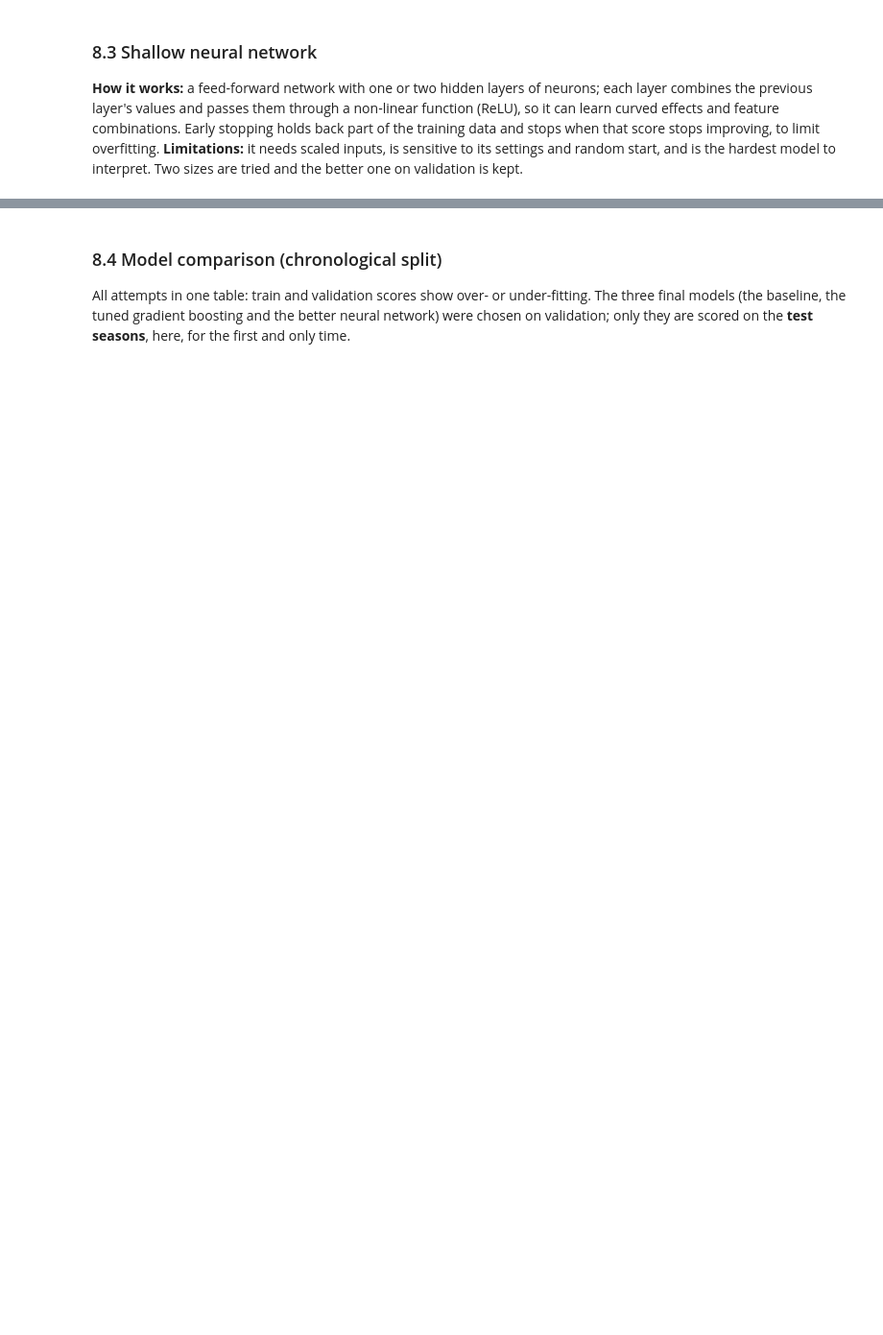
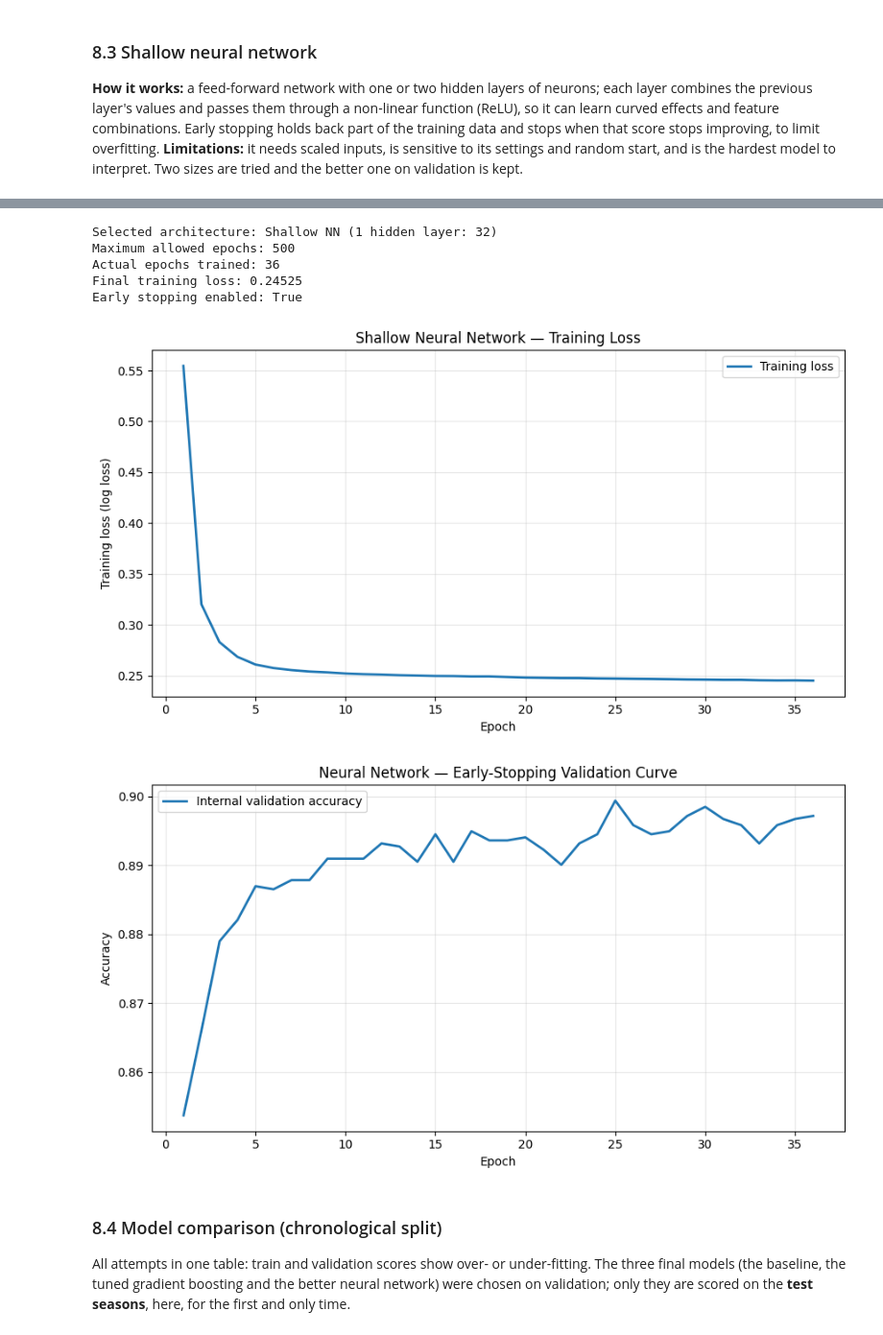
Before and after one commit to rolamedhat/team9_ACL, a Jupyter notebook: milestone1.ipynb, the cells around one changed output, grey strips where cells are left out. Shown at 96% size. Drawn from its saved outputs; the diff is of its cells as text; code cells hidden in the pictures; blank space fills up the shorter version.

```diff
--- a/milestone1.ipynb
+++ b/milestone1.ipynb
@@ -4793,3 +5971,54 @@ print("Chosen on validation PR-AUC:", best_nn_name)
+# %%
+fitted_nn = attempts[best_nn_name][0]
+
+mlp = fitted_nn.named_steps['model']
+
+print("Selected architecture:", best_nn_name)
+print("Maximum allowed epochs:", mlp.max_iter)
+print("Actual epochs trained:", mlp.n_iter_)
+print("Final training loss:", round(mlp.loss_, 5))
+print("Early stopping enabled:", mlp.early_stopping)
+
+plt.figure(figsize=(9, 5))
+
+plt.plot(
+    range(1, len(mlp.loss_curve_) + 1),
+    mlp.loss_curve_,
+    linewidth=2,
+    label="Training loss"
+)
+
+plt.xlabel("Epoch")
+plt.ylabel("Training loss (log loss)")
+plt.title("Shallow Neural Network — Training Loss")
+plt.legend()
+plt.grid(alpha=0.3)
+plt.tight_layout()
+plt.show()
+
+if hasattr(mlp, 'validation_scores_') and mlp.validation_scores_ is not None:
+    plt.figure(figsize=(9, 5))
+    plt.plot(
+        range(1, len(mlp.validation_scores_) + 1),
+        mlp.validation_scores_,
+        linewidth=2,
+        label="Internal validation accuracy"
+    )
+    plt.xlabel("Epoch")
+    plt.ylabel("Accuracy")
+    plt.title("Neural Network — Early-Stopping Validation Curve")
+    plt.legend()
+    plt.grid(alpha=0.3)
+    plt.tight_layout()
+    plt.show()
+# %% [output]
+Selected architecture: Shallow NN (1 hidden layer: 32)
+Maximum allowed epochs: 500
+Actual epochs trained: 36
+Final training loss: 0.24525
+Early stopping enabled: True
+[figure, added]
+[figure, added]
 # %% [markdown]
 ### 8.4 Model comparison (chronological split)
 All attempts in one table: train and validation scores show over- or under-fitting. The three final models (the baseline, the tuned gradient boosting and the better neural network) were chosen on validation; only they are scored on the **test seasons**, here, for the first and only time.
```
Also changed, not shown: parts of 80 cells of this notebook.
